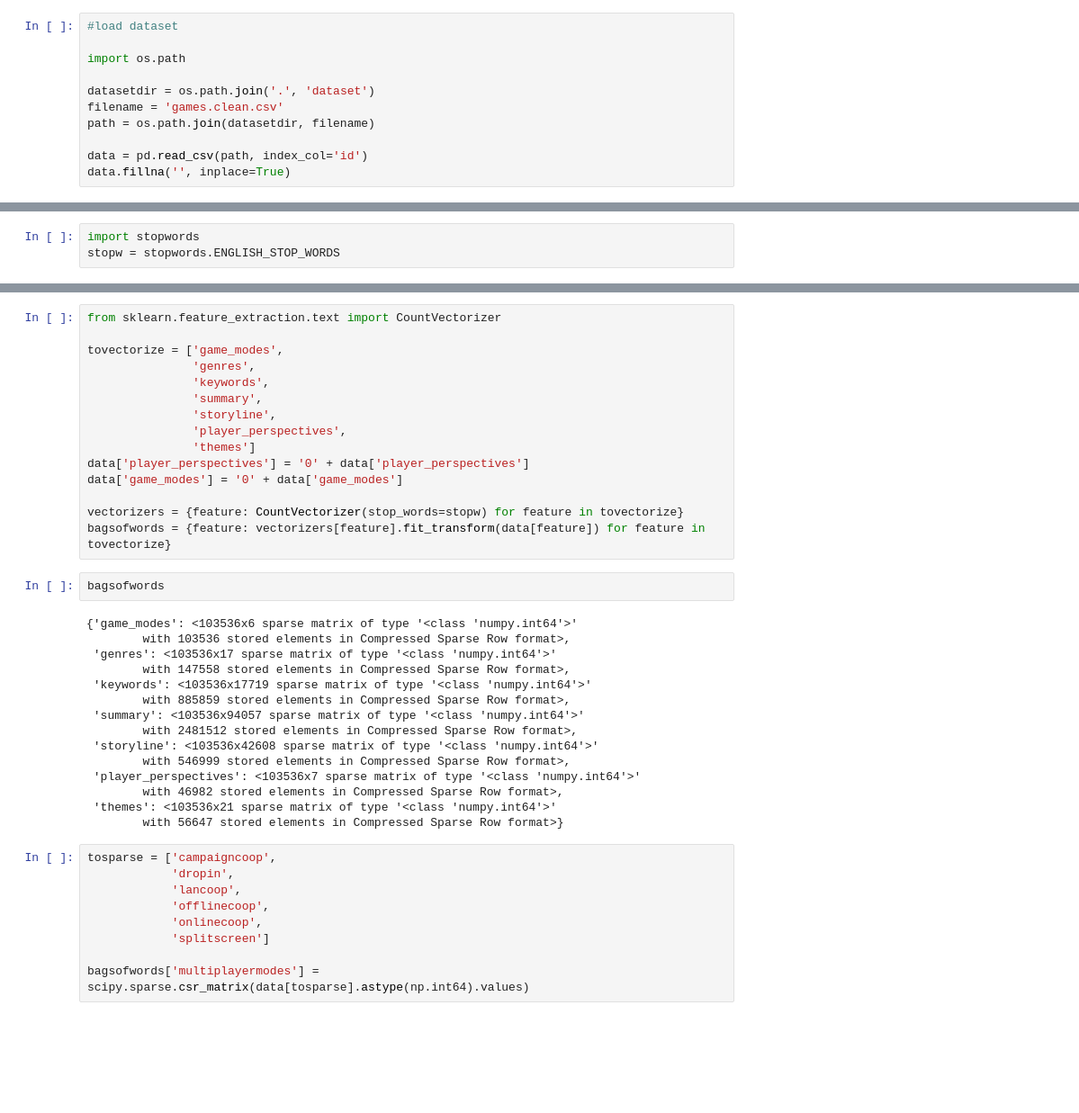
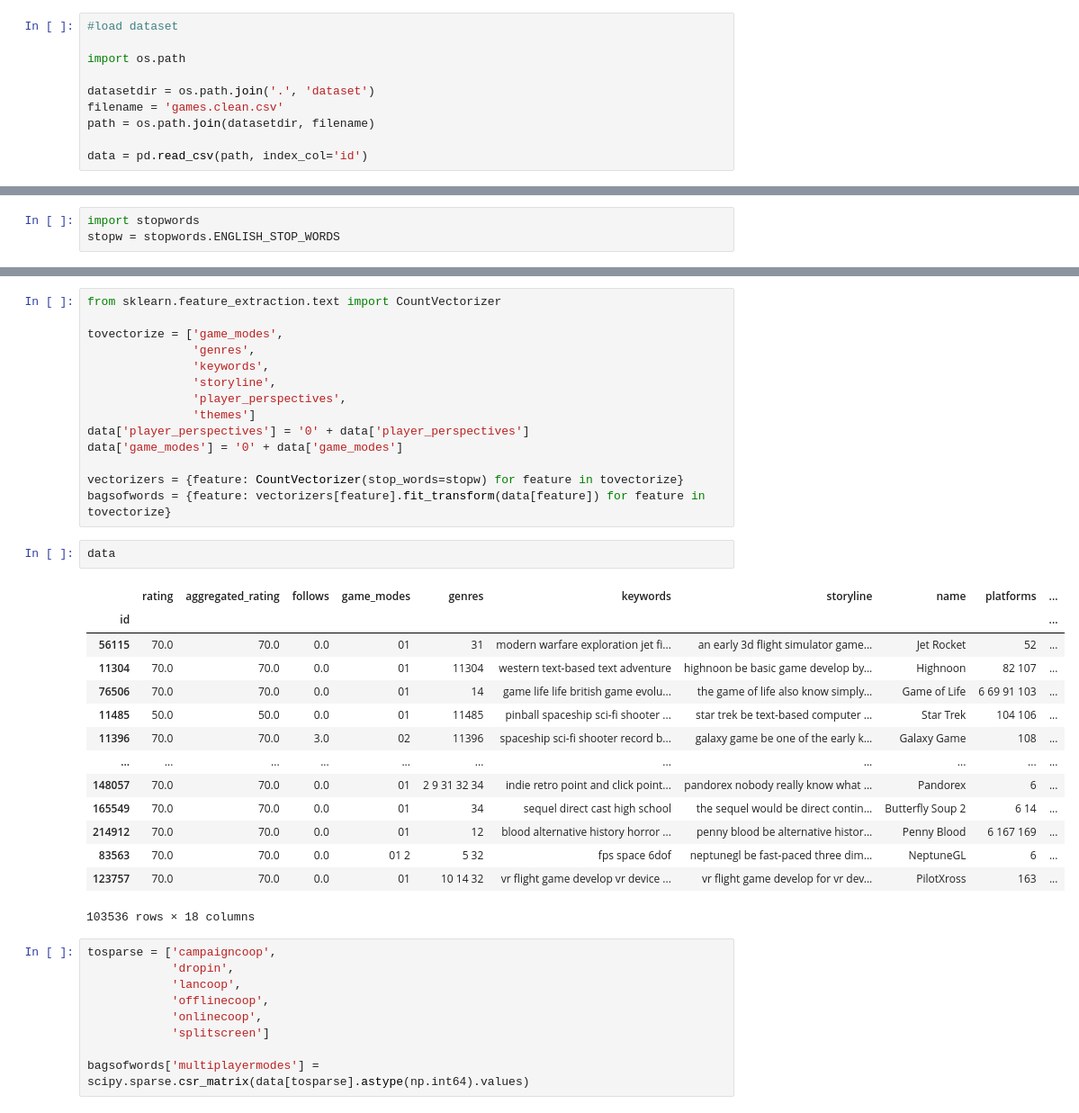
Before and after one commit to pilosadist/energy.classification, a Jupyter notebook: game.recomendation.ipynb, the cells around one changed output, grey strips where cells are left out. Shown: that part at 90% size. Cells and saved outputs as stored; diff of their text form; blank space fills up the shorter version.

```diff
--- a/game.recomendation.ipynb
+++ b/game.recomendation.ipynb
@@ -12,4 +12,3 @@ filename = 'games.clean.csv'
 path = os.path.join(datasetdir, filename)
 
 data = pd.read_csv(path, index_col='id')
-data.fillna('', inplace=True)
@@ -140,7 +88,6 @@ from sklearn.feature_extraction.text import CountVectorizer
 tovectorize = ['game_modes',
                'genres',
                'keywords',
-               'summary',
                'storyline',
                'player_perspectives',
                'themes']
@@ -150,22 +97,22 @@ data['game_modes'] = '0' + data['game_modes']
 vectorizers = {feature: CountVectorizer(stop_words=stopw) for feature in tovectorize}
 bagsofwords = {feature: vectorizers[feature].fit_transform(data[feature]) for feature in tovectorize}
 # %%
-bagsofwords
+data
 # %% [output]
+|  | rating | aggregated_rating | follows | game_modes | genres | keywords | storyline | name | platforms | ... |
+| id |  |  |  |  |  |  |  |  |  | ... |
+| 56115 | 70.0 | 70.0 | 0.0 | 01 | 31 | modern warfare exploration jet fi... | an early 3d flight simulator game... | Jet Rocket | 52 | ... |
+| 11304 | 70.0 | 70.0 | 0.0 | 01 | 11304 | western text-based text adventure | highnoon be basic game develop by... | Highnoon | 82 107 | ... |
+| 76506 | 70.0 | 70.0 | 0.0 | 01 | 14 | game life life british game evolu... | the game of life also know simply... | Game of Life | 6 69 91 103 | ... |
+| 11485 | 50.0 | 50.0 | 0.0 | 01 | 11485 | pinball spaceship sci-fi shooter ... | star trek be text-based computer ... | Star Trek | 104 106 | ... |
+| 11396 | 70.0 | 70.0 | 3.0 | 02 | 11396 | spaceship sci-fi shooter record b... | galaxy game be one of the early k... | Galaxy Game | 108 | ... |
+| ... | ... | ... | ... | ... | ... | ... | ... | ... | ... | ... |
+| 148057 | 70.0 | 70.0 | 0.0 | 01 | 2 9 31 32 34 | indie retro point and click point... | pandorex nobody really know what ... | Pandorex | 6 | ... |
+| 165549 | 70.0 | 70.0 | 0.0 | 01 | 34 | sequel direct cast high school | the sequel would be direct contin... | Butterfly Soup 2 | 6 14 | ... |
+| 214912 | 70.0 | 70.0 | 0.0 | 01 | 12 | blood alternative history horror ... | penny blood be alternative histor... | Penny Blood | 6 167 169 | ... |
+| 83563 | 70.0 | 70.0 | 0.0 | 01 2 | 5 32 | fps space 6dof | neptunegl be fast-paced three dim... | NeptuneGL | 6 | ... |
+| 123757 | 70.0 | 70.0 | 0.0 | 01 | 10 14 32 | vr flight game develop vr device ... | vr flight game develop for vr dev... | PilotXross | 163 | ... |
-{'game_modes': <103536x6 sparse matrix of type '<class 'numpy.int64'>'
-        with 103536 stored elements in Compressed Sparse Row format>,
- 'genres': <103536x17 sparse matrix of type '<class 'numpy.int64'>'
-        with 147558 stored elements in Compressed Sparse Row format>,
- 'keywords': <103536x17719 sparse matrix of type '<class 'numpy.int64'>'
-        with 885859 stored elements in Compressed Sparse Row format>,
- 'summary': <103536x94057 sparse matrix of type '<class 'numpy.int64'>'
-        with 2481512 stored elements in Compressed Sparse Row format>,
- 'storyline': <103536x42608 sparse matrix of type '<class 'numpy.int64'>'
-        with 546999 stored elements in Compressed Sparse Row format>,
- 'player_perspectives': <103536x7 sparse matrix of type '<class 'numpy.int64'>'
-        with 46982 stored elements in Compressed Sparse Row format>,
- 'themes': <103536x21 sparse matrix of type '<class 'numpy.int64'>'
-        with 56647 stored elements in Compressed Sparse Row format>}
+103536 rows × 18 columns
 # %%
 tosparse = ['campaigncoop',
             'dropin',
```
Also changed, not shown: parts of 8 cells of this notebook, 2 other files.
